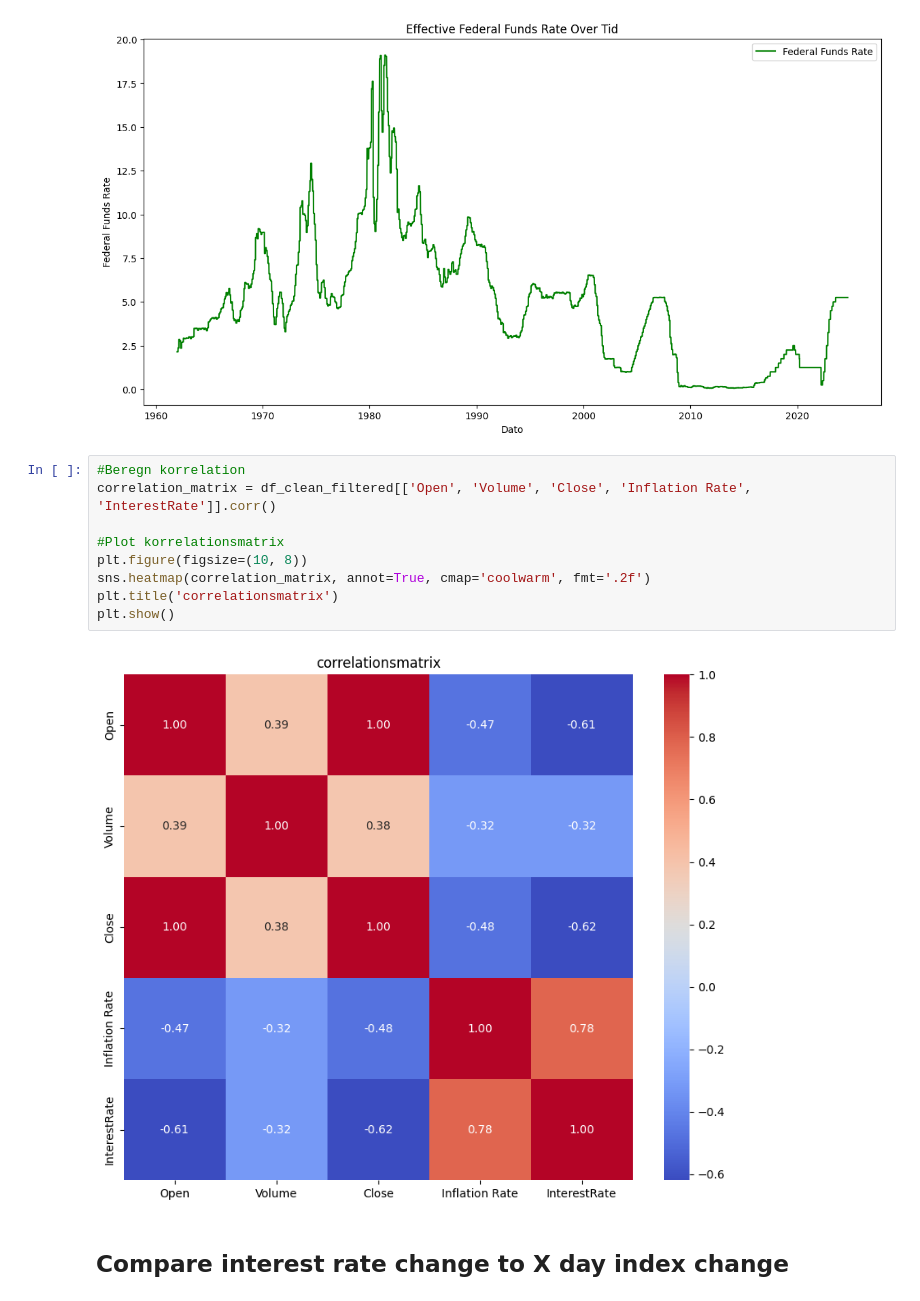
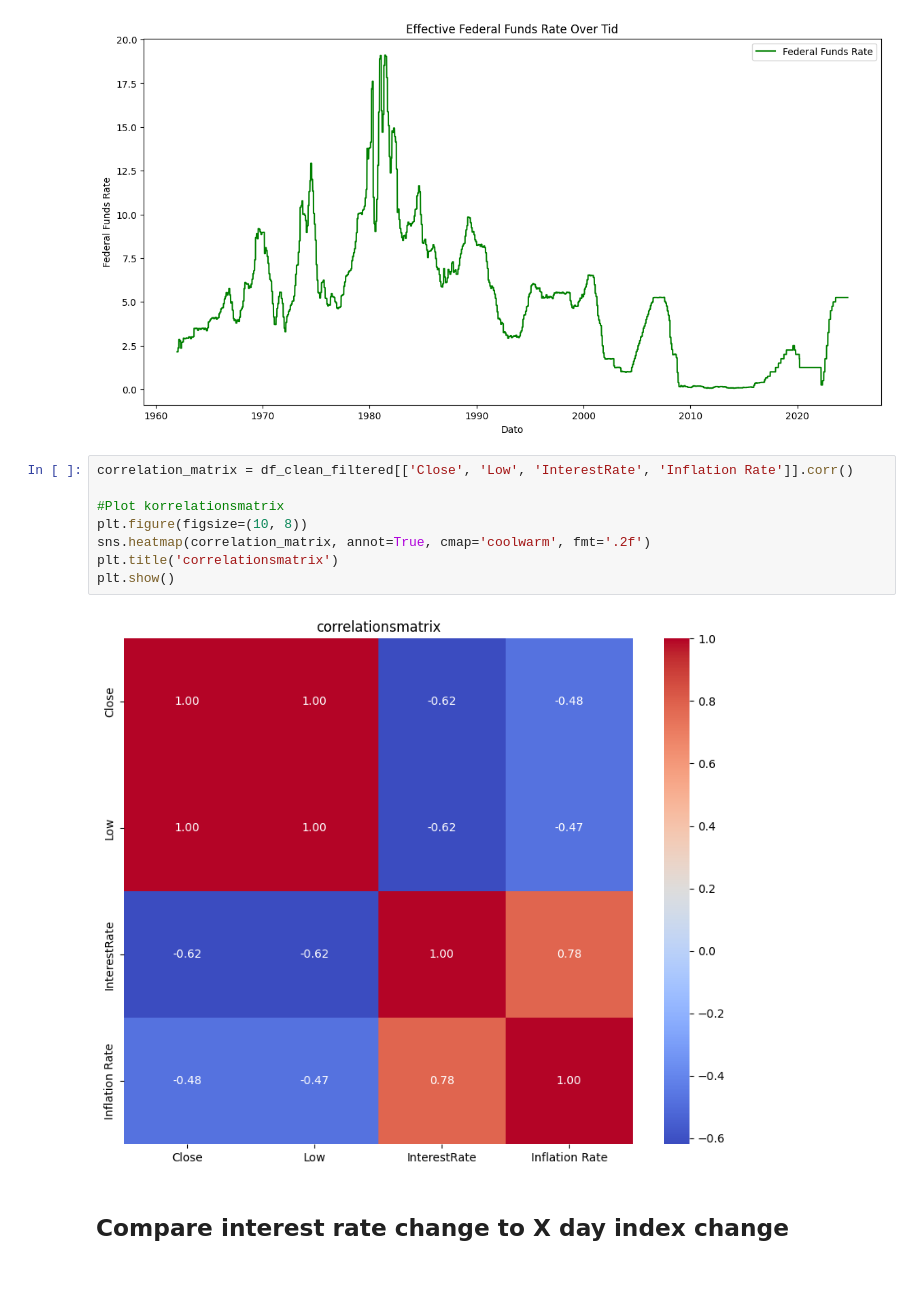
Before and after one commit to badranyoussef/bi-exam-project-stock, a Jupyter notebook: notebooks/SP500_data_preparation.ipynb, the cells around one changed output. Drawn from its saved outputs; the diff is of its cells as text.

```diff
--- a/notebooks/SP500_data_preparation.ipynb
+++ b/notebooks/SP500_data_preparation.ipynb
@@ -473,16 +474,15 @@ plt.show()
 [figure]
 [figure]
 # %%
-#Beregn korrelation
-correlation_matrix = df_clean_filtered[['Open', 'Volume', 'Close', 'Inflation Rate', 'InterestRate']].corr()
+correlation_matrix = df_clean_filtered[['Close', 'Low', 'InterestRate', 'Inflation Rate']].corr()
 
 #Plot korrelationsmatrix
 plt.figure(figsize=(10, 8))
 sns.heatmap(correlation_matrix, annot=True, cmap='coolwarm', fmt='.2f')
 plt.title('correlationsmatrix')
 plt.show()
 # %% [output]
-[figure, old version]
+[figure, new version]
 # %% [markdown]
 ## Compare interest rate change to X day index change
 # %%
```
Also changed, not shown: parts of 19 cells of this notebook, 3 other files.
